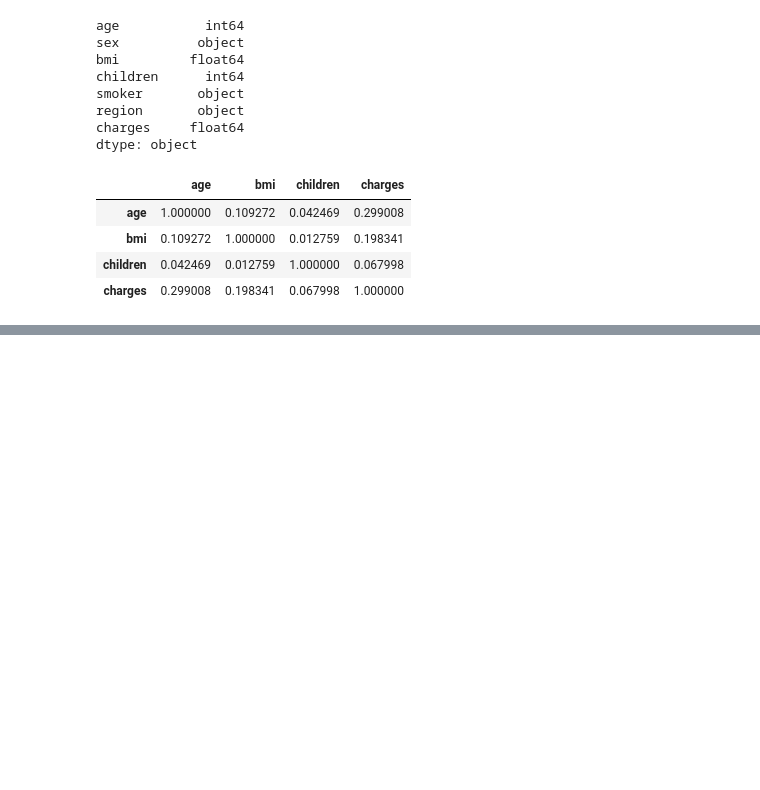
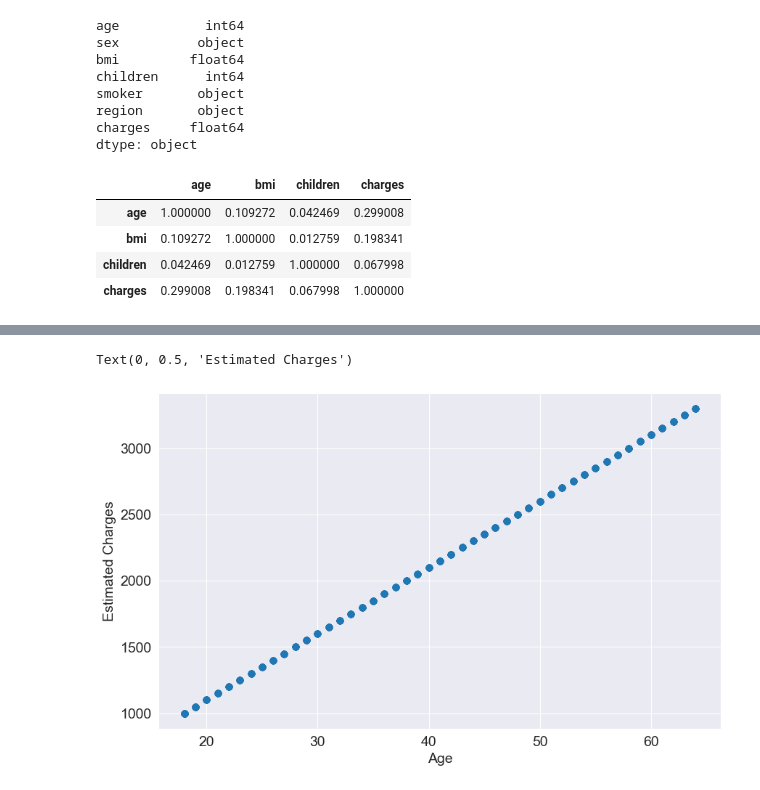
Before and after one commit to Gourav7924/Linear-Regression, a Jupyter notebook: project1.ipynb, the cells around one changed output, grey strips where cells are left out. Drawn from its saved outputs; the diff is of its cells as text; code cells hidden in the pictures; blank space fills up the shorter version.

```diff
--- a/project1.ipynb
+++ b/project1.ipynb
@@ -194,0 +218,3 @@ ValueError: could not convert string to float: 'female'
+# %%
+ages = non_smoker_df.age
+ages
@@ -194,0 +234,3 @@ ValueError: could not convert string to float: 'female'
+# %%
+estimated_charges = estimate_charges(ages ,w, b)
+estimated_charges
@@ -194,0 +265,7 @@ ValueError: could not convert string to float: 'female'
+# %%
+plt.scatter(ages,estimated_charges)
+plt.xlabel('Age')
+plt.ylabel('Estimated Charges')
+# %% [output]
+Text(0, 0.5, 'Estimated Charges')
+[figure, added]
```
Also changed, not shown: parts of 91 cells of this notebook.
